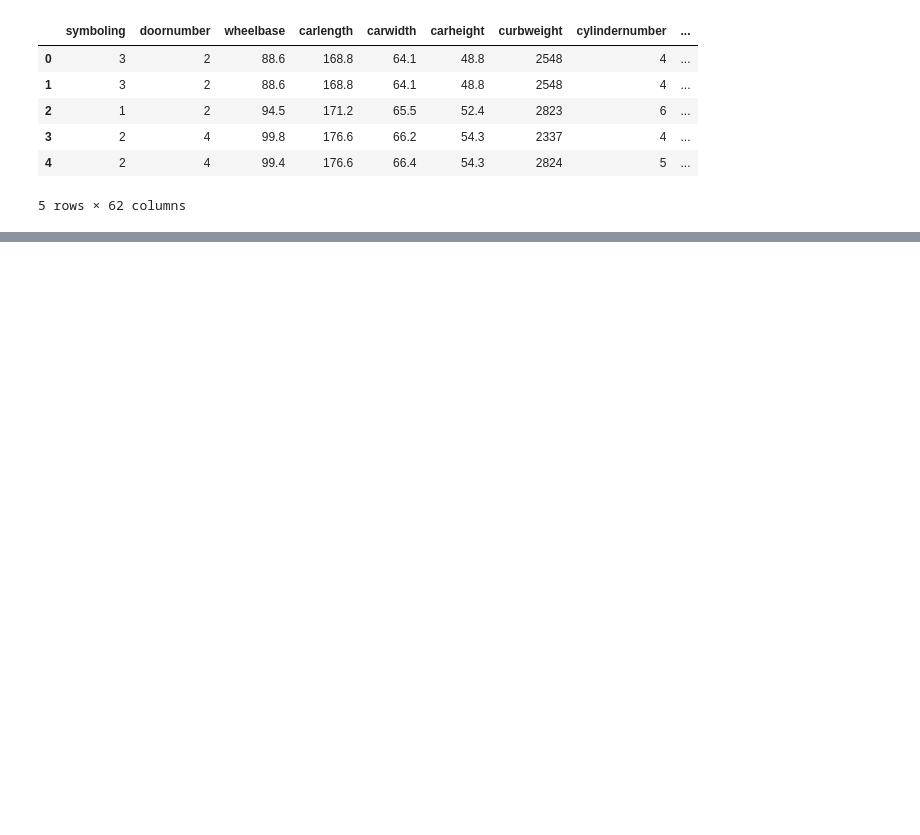
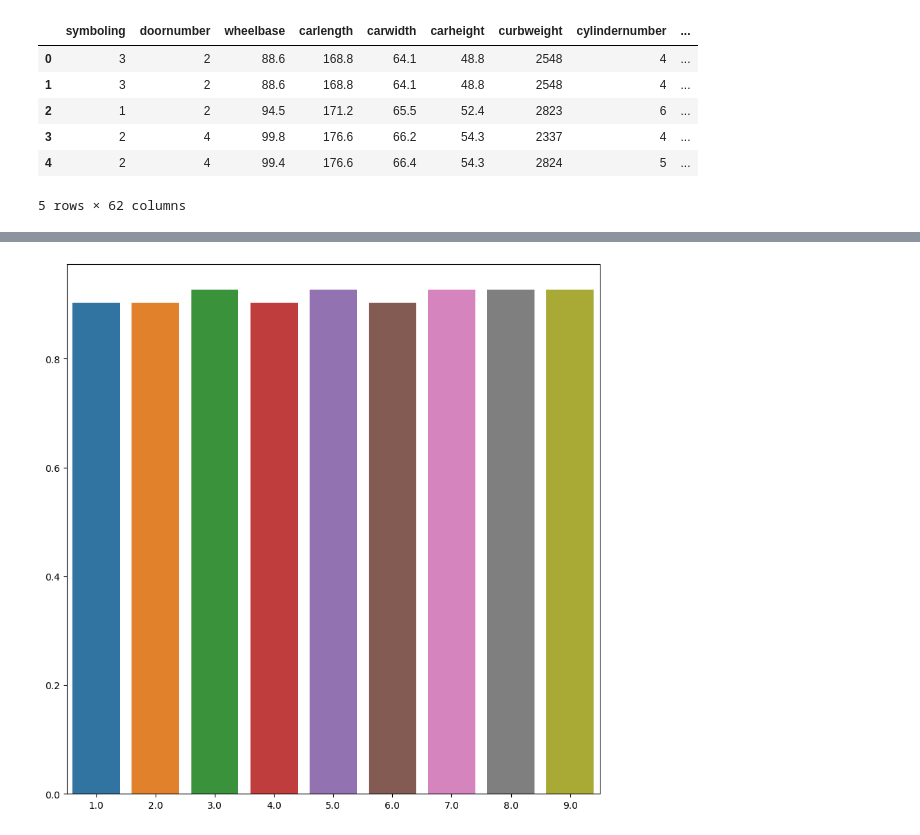
Before and after one commit to LDavidRojasD/machine-learning-mercado-automotriz, a Jupyter notebook: sandbox/SVM.ipynb, the cells around one changed output, grey strips where cells are left out. Saved outputs shown, nothing was run; the diff lists cells and outputs as text; code cells hidden in the pictures; blank space fills up the shorter version.

Commit message:
SVM model

```diff
--- a/sandbox/SVM.ipynb
+++ b/sandbox/SVM.ipynb
@@ -18,0 +207,32 @@ data.head()
+# %%
+svc = SVC()
+
+p_grid = [
+        {'svc__C': [1, 10, 50, 100], 'svc__kernel': ['linear'], 'svc__random_state': [639]},
+        {'svc__C': [1, 10, 50, 100], 'svc__gamma': [0.001, 0.01, 0.1, 1, 10], 'svc__kernel': ['rbf', 'sigmoid'], 'svc__random_state': [639]},
+        {'svc__C': [1, 10, 50, 100], 'svc__kernel': ['poly'], 'svc__degree': [2, 3, 4, 5], 'svc__random_state': [639]}
+        ]
+
+components = []
+accuracies = []
+parameters = []
+
+for i in range(1,10):
+    pca = PCA(n_components=i)
+    X_train_pca = pca.fit_transform(X_train)
+
+    pipeline = Pipeline([('pca', pca), ('svc', svc)])
+    grid_search = GridSearchCV(pipeline, p_grid, scoring= ['accuracy', 'roc_auc'], refit= 'accuracy', cv= 5)
+    grid_search.fit(X_train_pca, y_train)
+
+    best_model_pca = grid_search.best_estimator_
+    params = grid_search.best_params_
+    X_test_pca = pca.transform(X_test)
+    y_pred_pca = best_model_pca.predict(X_test_pca)
+    ac = accuracy_score(y_test, y_pred_pca)
+
+    components.append(i)
+    accuracies.append(ac)
+    parameters.append(params)
+
+    print(f'Accuracy with {i} PCA components: {ac}')
@@ -18,0 +249,4 @@ data.head()
+# %%
+accuracy_data = list(zip(components, accuracies))
+accuracy_data = np.array(accuracy_data)
+accuracy_data
@@ -18,0 +263,10 @@ data.head()
+# %%
+import seaborn as sns
+
+plt.figure(figsize=(10,10))
+
+sns.barplot(x=accuracy_data[:, 0], y=accuracy_data[:, 1])
+
+plt.show()
+# %% [output]
+[figure, added]
```
Also changed, not shown: parts of 32 cells of this notebook.
